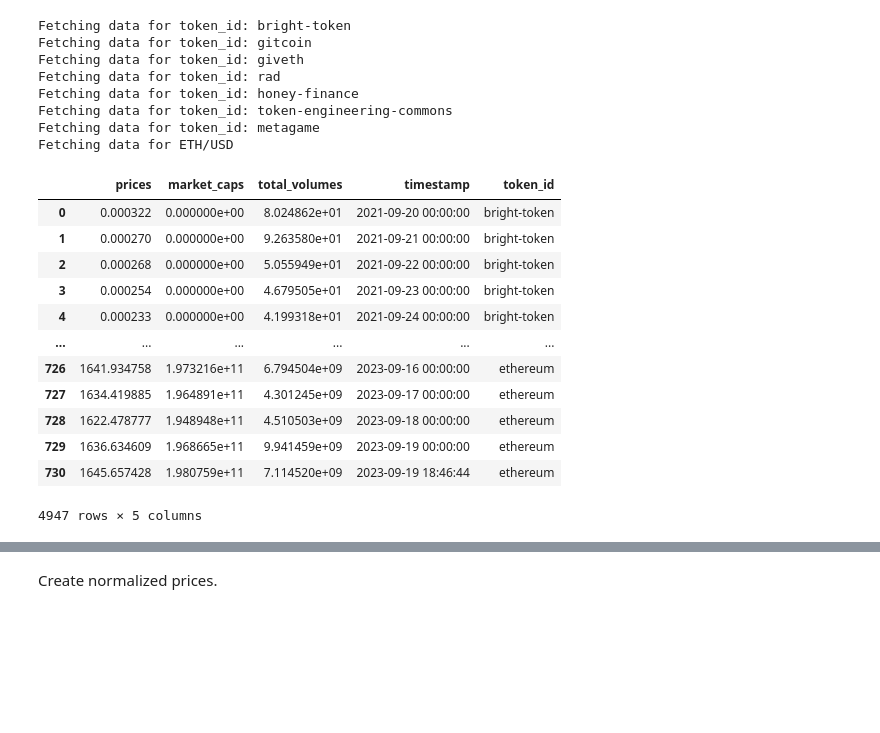
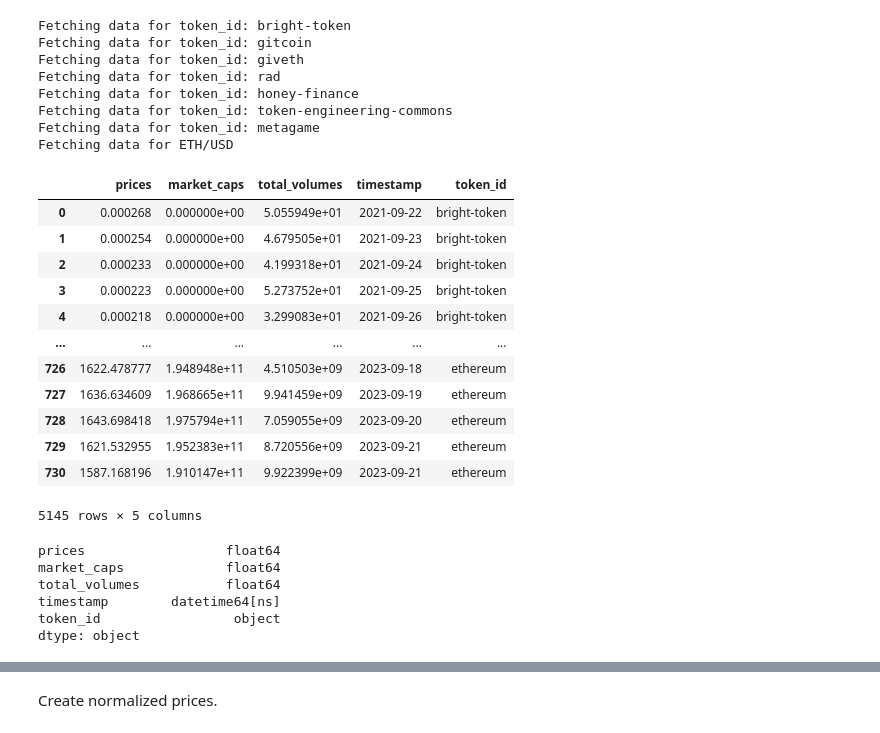
Before and after one commit to bonding-curves/public-goods-token-comparison, a Jupyter notebook: $TEC1pager.ipynb, the cells around one changed output, grey strips where cells are left out. Drawn from its saved outputs; the diff is of its cells as text; code cells hidden in the pictures; blank space fills up the shorter version.

Commit message:
Add TEC original data.

```diff
--- a/$TEC1pager.ipynb
+++ b/$TEC1pager.ipynb
@@ -141,7 +150,7 @@ token_ids
  'token-engineering-commons',
  'metagame']
 # %%
-df = get_price_history(token_ids[1], quote='ETH', days=730)
+df = get_price_history(token_ids[1], quote='ETH', days=days)
 df
 # %% [output]
 |  | prices | market_caps | total_volumes | timestamp | token_id |
@@ -159 +168,14 @@ df
 731 rows × 5 columns
+# %%
+tec_data = pd.read_csv('data/TEC-prices.csv')
+
+tec_data['timestamp'] = pd.to_datetime(tec_data['Date (00:00 UTC,Coingecko)']).dt.normalize()
+
+tec_data['prices'] = tec_data['TEC price (ETH)']
+tec_data['token_id'] = 'token-engineering-commons'
+tec_data['market_caps'] = 0
+tec_data['total_volumes'] = 0
+
+tec_data = tec_data[prices_df[prices_df['token_id']=='token-engineering-commons'].columns]
+
+tec_data
@@ -161,11 +197,16 @@ df
 data = []
 for token_id in token_ids:
     print(f"Fetching data for token_id: {token_id}")
-    df = get_price_history(token_id, quote='ETH', days=730)
+    df = get_price_history(token_id, quote='ETH', days=days)
+    df['timestamp'] = pd.to_datetime(df['timestamp'], unit='ms').dt.normalize()
+
+    if token_id == 'token-engineering-commons':
+        df = df.set_index('timestamp').combine_first(tec_data.set_index('timestamp')).reset_index()
     data.append(df)
 
 print(f"Fetching data for ETH/USD")
-df = get_price_history('ethereum', quote='usd', days=730)
+df = get_price_history('ethereum', quote='usd', days=days)
+df['timestamp'] = pd.to_datetime(df['timestamp'], unit='ms').dt.normalize()
 data.append(df)
 # %% [output]
 Fetching data for token_id: bright-token
@@ -179,22 +220,27 @@ Fetching data for ETH/USD
 # %%
 # Concatenate all of the data into one dataframe
 prices_df = pd.concat(data)
-
-# Create datetime column from the timestamp
-prices_df['timestamp'] = pd.to_datetime(prices_df['timestamp'], unit='ms')
-
 prices_df
 # %% [output]
 |  | prices | market_caps | total_volumes | timestamp | token_id |
-| 0 | 0.000322 | 0.000000e+00 | 8.024862e+01 | 2021-09-20 00:00:00 | bright-token |
-| 1 | 0.000270 | 0.000000e+00 | 9.263580e+01 | 2021-09-21 00:00:00 | bright-token |
-| 2 | 0.000268 | 0.000000e+00 | 5.055949e+01 | 2021-09-22 00:00:00 | bright-token |
-| 3 | 0.000254 | 0.000000e+00 | 4.679505e+01 | 2021-09-23 00:00:00 | bright-token |
-| 4 | 0.000233 | 0.000000e+00 | 4.199318e+01 | 2021-09-24 00:00:00 | bright-token |
+| 0 | 0.000268 | 0.000000e+00 | 5.055949e+01 | 2021-09-22 | bright-token |
+| 1 | 0.000254 | 0.000000e+00 | 4.679505e+01 | 2021-09-23 | bright-token |
+| 2 | 0.000233 | 0.000000e+00 | 4.199318e+01 | 2021-09-24 | bright-token |
+| 3 | 0.000223 | 0.000000e+00 | 5.273752e+01 | 2021-09-25 | bright-token |
+| 4 | 0.000218 | 0.000000e+00 | 3.299083e+01 | 2021-09-26 | bright-token |
 | ... | ... | ... | ... | ... | ... |
-| 726 | 1641.934758 | 1.973216e+11 | 6.794504e+09 | 2023-09-16 00:00:00 | ethereum |
-| 727 | 1634.419885 | 1.964891e+11 | 4.301245e+09 | 2023-09-17 00:00:00 | ethereum |
-| 728 | 1622.478777 | 1.948948e+11 | 4.510503e+09 | 2023-09-18 00:00:00 | ethereum |
-| 729 | 1636.634609 | 1.968665e+11 | 9.941459e+09 | 2023-09-19 00:00:00 | ethereum |
-| 730 | 1645.657428 | 1.980759e+11 | 7.114520e+09 | 2023-09-19 18:46:44 | ethereum |
+| 726 | 1622.478777 | 1.948948e+11 | 4.510503e+09 | 2023-09-18 | ethereum |
+| 727 | 1636.634609 | 1.968665e+11 | 9.941459e+09 | 2023-09-19 | ethereum |
+| 728 | 1643.698418 | 1.975794e+11 | 7.059055e+09 | 2023-09-20 | ethereum |
+| 729 | 1621.532955 | 1.952383e+11 | 8.720556e+09 | 2023-09-21 | ethereum |
+| 730 | 1587.168196 | 1.910147e+11 | 9.922399e+09 | 2023-09-21 | ethereum |
-4947 rows × 5 columns
+5145 rows × 5 columns
+# %%
+prices_df.dtypes
+# %% [output]
+prices                  float64
+market_caps             float64
+total_volumes           float64
+timestamp        datetime64[ns]
+token_id                 object
+dtype: object
```
Also changed, not shown: parts of 35 cells of this notebook, 1 other file.
